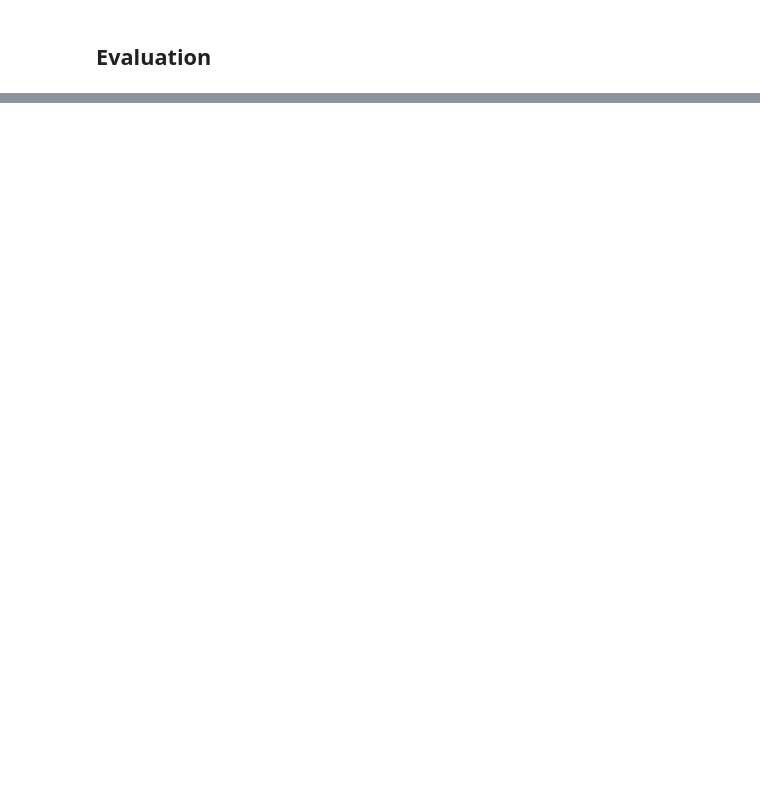
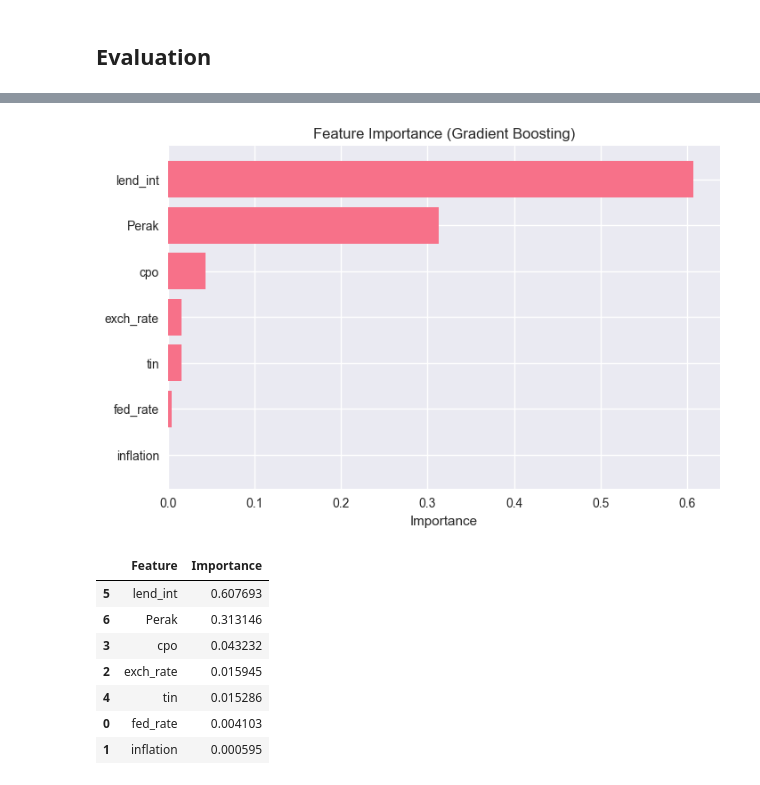
Before and after one commit to maybeitsai/gold-price-prediction, a Jupyter notebook: main.ipynb, the cells around one changed output, grey strips where cells are left out. Saved outputs shown, nothing was run; the diff lists cells and outputs as text; code cells hidden in the pictures; blank space fills up the shorter version.

```diff
--- a/main.ipynb
+++ b/main.ipynb
@@ -1297,0 +1472,5 @@ print(best_per_scheme)
+# %%
+df_results = pd.DataFrame(results)
+df_results = df_results.sort_values("r2_score", ascending=False)
+df_results.to_csv("data/model_comparison_results.csv", index=False)
+display(df_results)
@@ -1297,0 +1664,14 @@ print(best_per_scheme)
+# %%
+import pickle
+from pycaret.regression import load_model
+
+# Load model (PyCaret menyimpan tanpa ekstensi .pkl di save_model)
+model = load_model("models/best_model_20251002_150924")
+
+# Load info
+with open("models/best_model_info_20251002_150924.pkl", "rb") as f:
+    model_info = pickle.load(f)
+
+# Load preprocessing
+with open("models/preprocessing_objects_20251002_150924.pkl", "rb") as f:
+    preprocessing_objects = pickle.load(f)
@@ -1297,0 +1682,4 @@ print(best_per_scheme)
+# %%
+# Ambil model asli GradientBoostingRegressor dari pipeline
+gb_model = model.named_steps["actual_estimator"]
+print(type(gb_model))
@@ -1297,0 +1733,32 @@ print(best_per_scheme)
+# %%
+import pandas as pd
+import matplotlib.pyplot as plt
+
+# Ambil feature importance
+fi = gb_model.feature_importances_
+features = model_info['features_used']
+
+fi_df = pd.DataFrame({
+    "Feature": features,
+    "Importance": fi
+}).sort_values(by="Importance", ascending=False)
+
+# Plot
+plt.figure(figsize=(8,5))
+plt.barh(fi_df["Feature"], fi_df["Importance"])
+plt.gca().invert_yaxis()
+plt.title("Feature Importance (Gradient Boosting)")
+plt.xlabel("Importance")
+plt.show()
+
+fi_df.head(10)
+# %% [output]
+[figure, added]
+|  | Feature | Importance |
+| 5 | lend_int | 0.607693 |
+| 6 | Perak | 0.313146 |
+| 3 | cpo | 0.043232 |
+| 2 | exch_rate | 0.015945 |
+| 4 | tin | 0.015286 |
+| 0 | fed_rate | 0.004103 |
+| 1 | inflation | 0.000595 |
```
Also changed, not shown: parts of 84 cells of this notebook.
